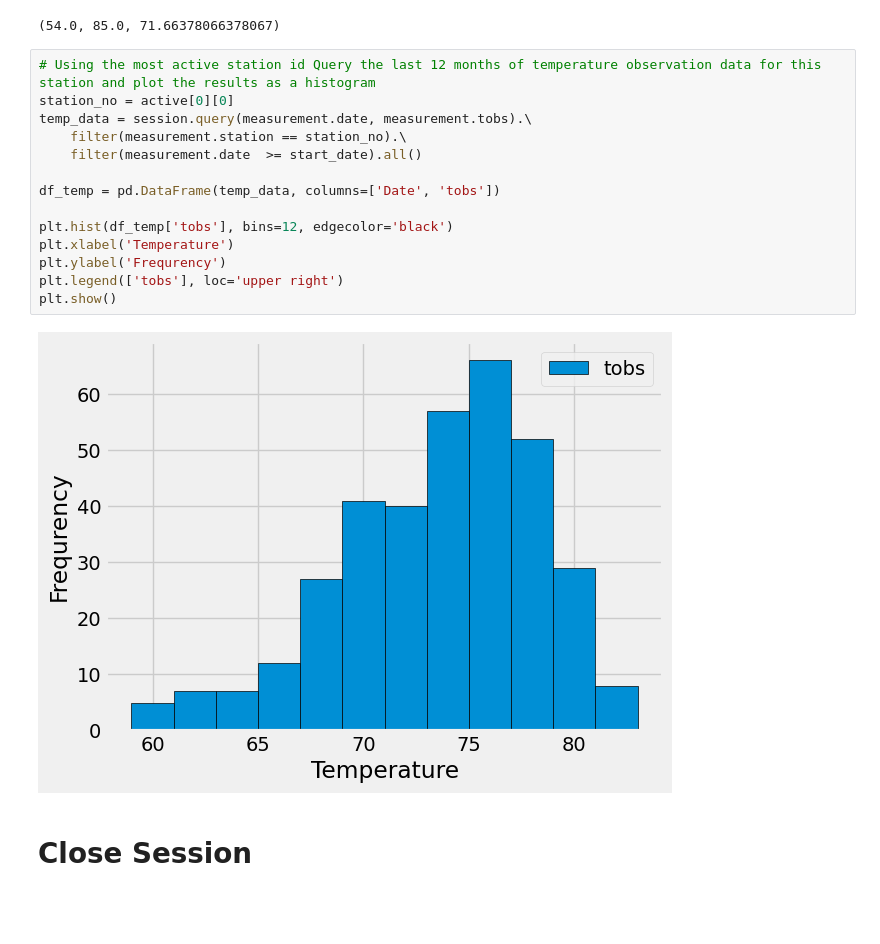
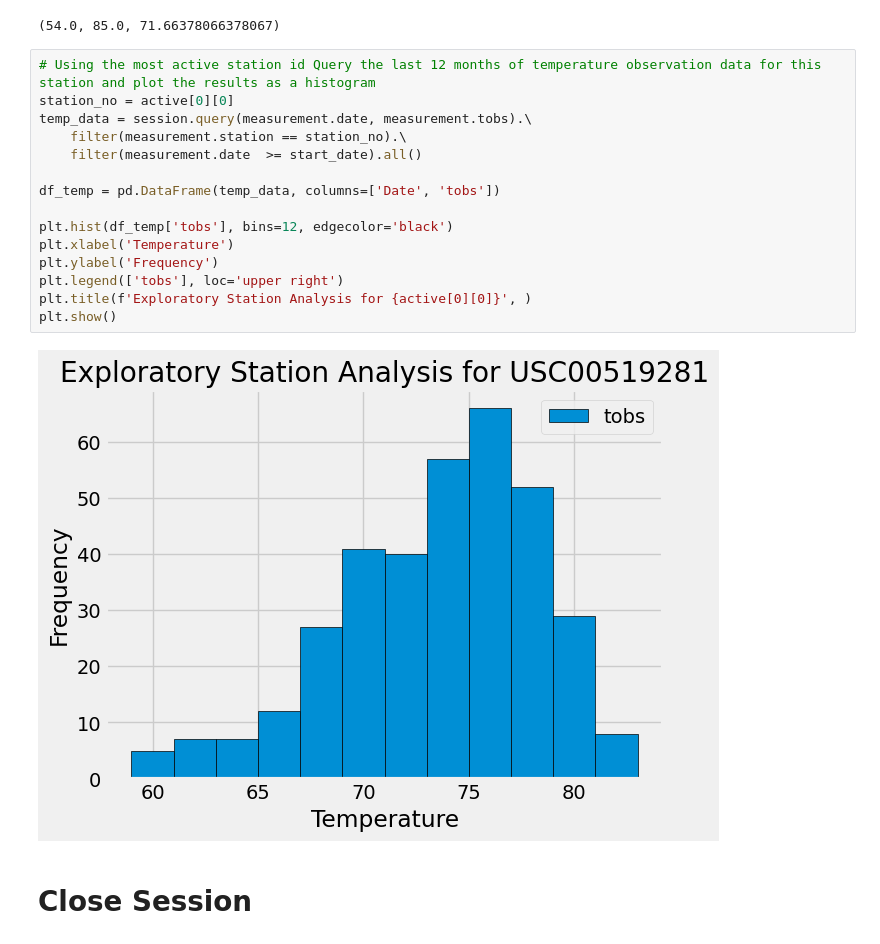
Before and after one commit to andrew-voortman/sqlalchemy-challenge, a Jupyter notebook: SurfsUp/climate_starter.ipynb, the cells around one changed output. Drawn from its saved outputs; the diff is of its cells as text; blank space fills up the shorter version.

```diff
--- a/SurfsUp/climate_starter.ipynb
+++ b/SurfsUp/climate_starter.ipynb
@@ -117,19 +118,20 @@ mostactivestats
 # %%
 # Using the most active station id Query the last 12 months of temperature observation data for this station and plot the results as a histogram
 station_no = active[0][0]
 temp_data = session.query(measurement.date, measurement.tobs).\
     filter(measurement.station == station_no).\
     filter(measurement.date  >= start_date).all()
 
 df_temp = pd.DataFrame(temp_data, columns=['Date', 'tobs'])
 
 plt.hist(df_temp['tobs'], bins=12, edgecolor='black')
 plt.xlabel('Temperature')
-plt.ylabel('Frequrency')
+plt.ylabel('Frequency')
 plt.legend(['tobs'], loc='upper right')
+plt.title(f'Exploratory Station Analysis for {active[0][0]}', )
 plt.show()
 # %% [output]
-[figure, old version]
+[figure, new version]
 # %% [markdown]
 # Close Session
 # %%
```
Also changed, not shown: parts of 1 cell of this notebook, 4 other files.
